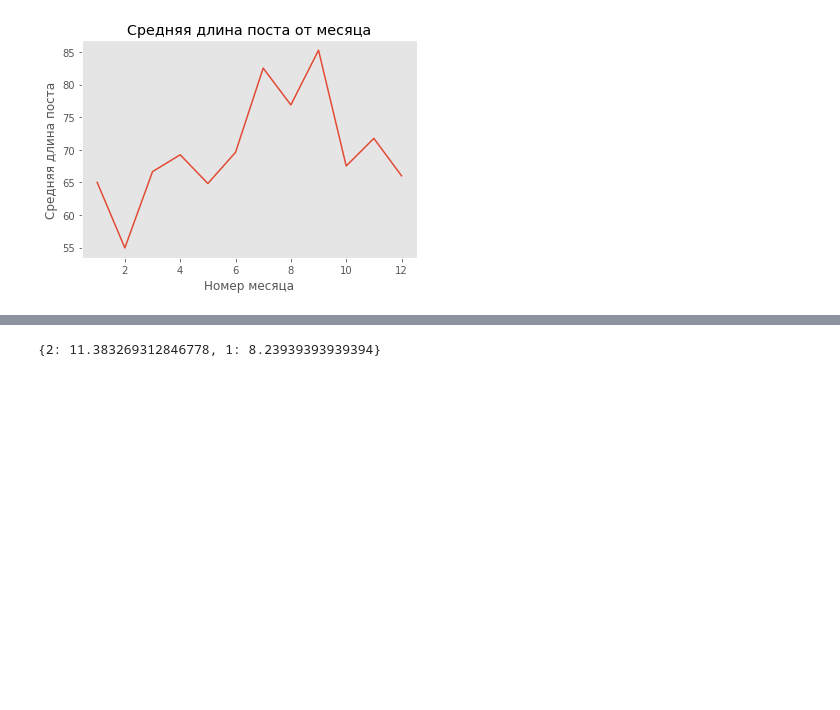
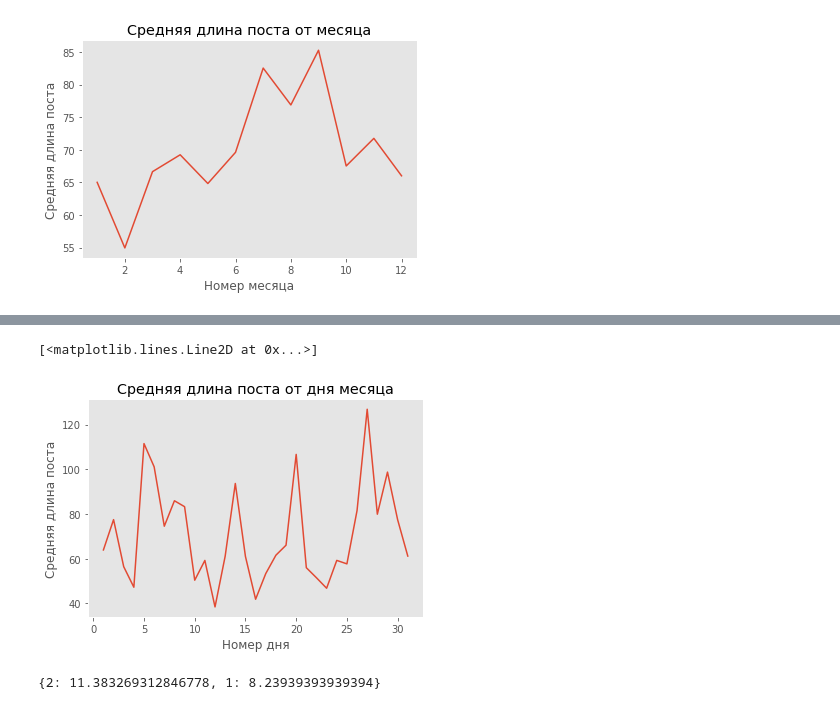
Before and after one commit to alekseyst/programming2018, a Jupyter notebook: hw6/hw6_vk.ipynb, the cells around one changed output, grey strips where cells are left out. Cells and saved outputs as stored; diff of their text form; code cells hidden in the pictures; blank space fills up the shorter version.

```diff
--- a/hw6/hw6_vk.ipynb
+++ b/hw6/hw6_vk.ipynb
@@ -244,3 +244,27 @@ plt.plot(*get_xy(avg_post_length_to_month))
 # %% [output]
 [<matplotlib.lines.Line2D at 0x...>]
 [figure]
+# %%
+def count_avg_post_length_to_day(posts):
+    post_lengths = Counter()
+    post_counts = Counter()
+    for post in posts:
+        comments_count = post['comments']['count']
+        if comments_count == 0:
+            continue
+
+        post_id = post['id']
+        post_month = datetime.datetime.fromtimestamp(post['date']).day
+        text_len = len(split_words(post['text']))
+
+        post_lengths[post_month] += text_len
+        post_counts[post_month] += 1
+
+    return {
+        month: post_lengths[month] / post_counts[month]
+        for month in post_lengths
+    }
+
+
+avg_post_length_to_day = count_avg_post_length_to_day(posts)
+avg_post_length_to_day
@@ -247,3 +289,12 @@ plt.plot(*get_xy(avg_post_length_to_month))
+# %%
+plt.grid()
+plt.title('Средняя длина поста от дня месяца')
+plt.xlabel('Номер дня')
+plt.ylabel('Средняя длина поста')
+plt.plot(*get_xy(avg_post_length_to_day))
+# %% [output]
+[<matplotlib.lines.Line2D at 0x...>]
+[figure, added]
 # %%
 def count_avg_comments_length_to_sex(comments):
     lengths = Counter()
```
Also changed, not shown: parts of 1 cell of this notebook, 1 other file.
